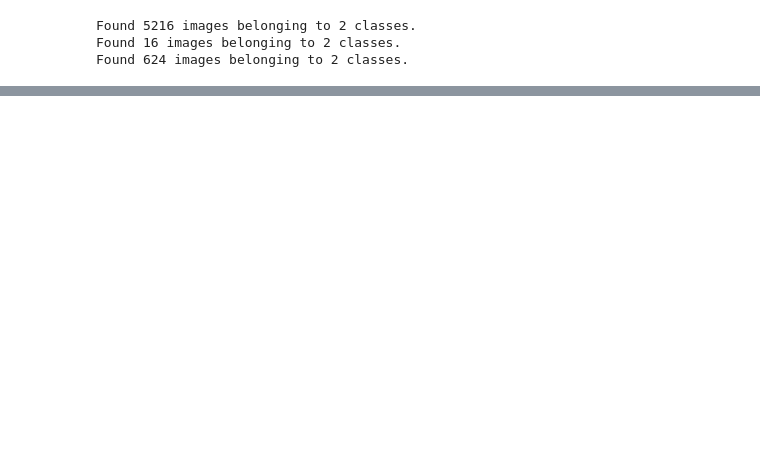
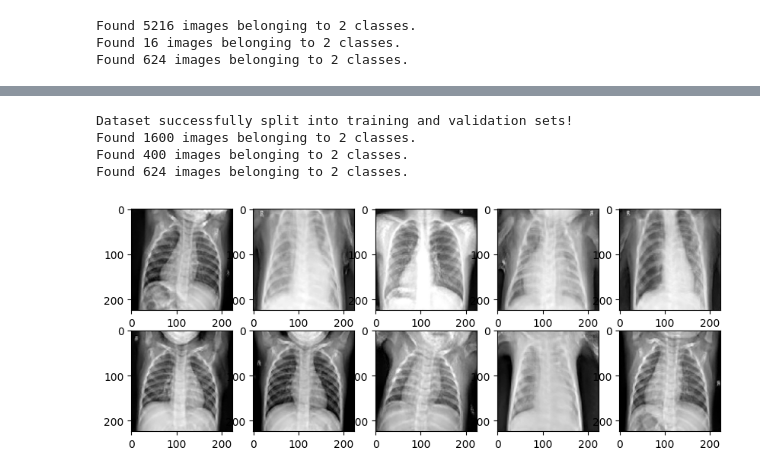
Before and after one commit to pawankt90/AAI590-Group2, a Jupyter notebook: Sandbox/KVierczhalek_CNN.ipynb, the cells around one changed output, grey strips where cells are left out. Cells and saved outputs as stored; diff of their text form; code cells hidden in the pictures; blank space fills up the shorter version.

```diff
--- a/Sandbox/KVierczhalek_CNN.ipynb
+++ b/Sandbox/KVierczhalek_CNN.ipynb
@@ -419,0 +449,26 @@ weighted avg       0.83      0.83      0.83       624
+# %%
+# Split synthetic data into train and validation sets
+data_path = "./STYLEGAN"
+output_path = "./style_gan"
+load_and_split_dataset(data_path, output_path)
+kaggle_data_path = "./chest_xray"
+
+# Load and preprocess the data
+test_description = "style_gan_dataset"
+train_ds = load_dataset(os.path.join(output_path, "train"))
+val_ds = load_dataset(os.path.join(output_path, "val"))
+test_ds = load_dataset(os.path.join(kaggle_data_path, "test"))
+# %% [output]
+Dataset successfully split into training and validation sets!
+Found 1600 images belonging to 2 classes.
+Found 400 images belonging to 2 classes.
+Found 624 images belonging to 2 classes.
+# %%
+# Visualize first 10 images from train_ds
+images, labels = next(iter(train_ds))
+plt.figure(figsize=(10,10))
+for i in range(10):
+    ax = plt.subplot(5,5,i+1)
+    plt.imshow(images[i].squeeze(), cmap='gray')
+# %% [output]
+[figure, added]
```
Also changed, not shown: parts of 24 cells of this notebook.
